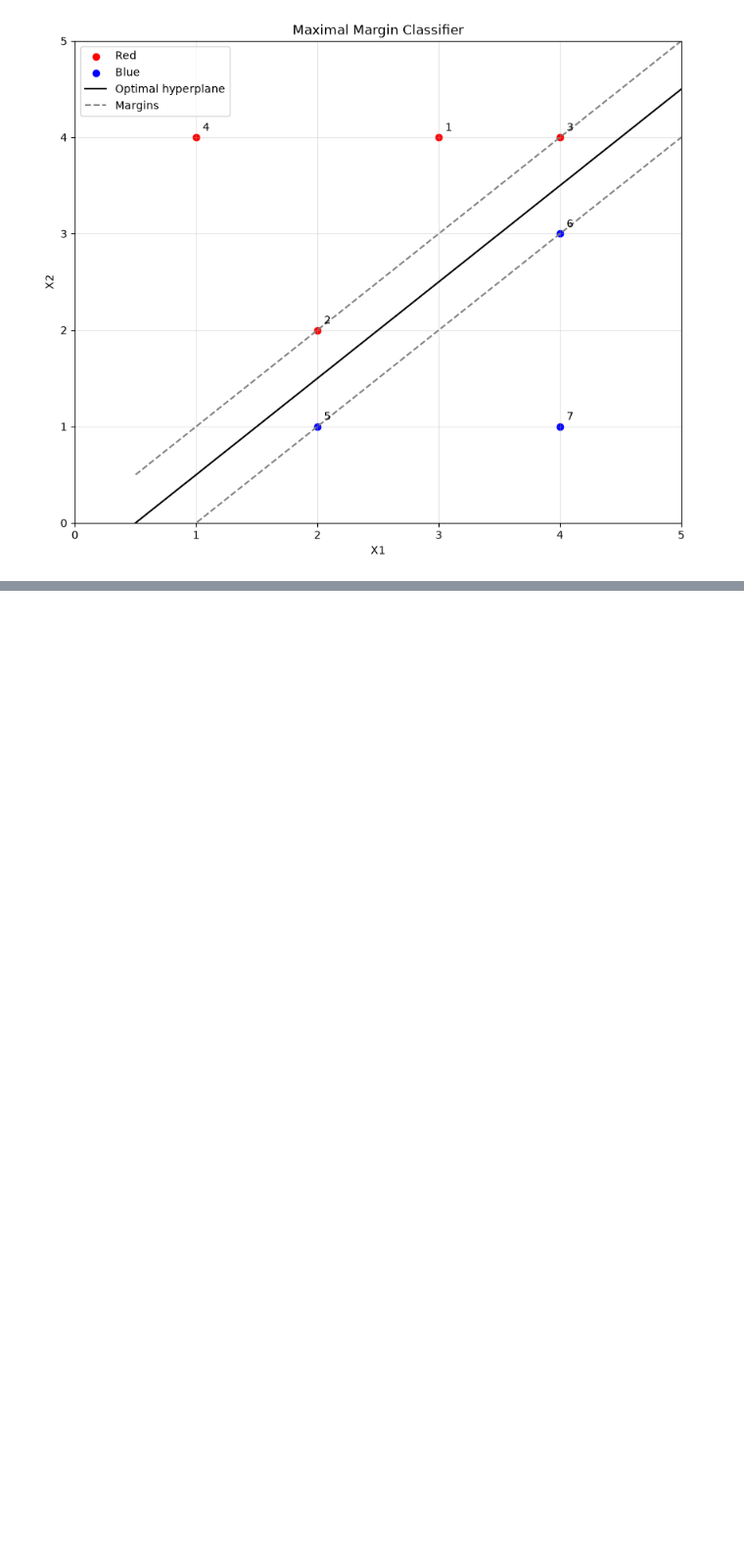
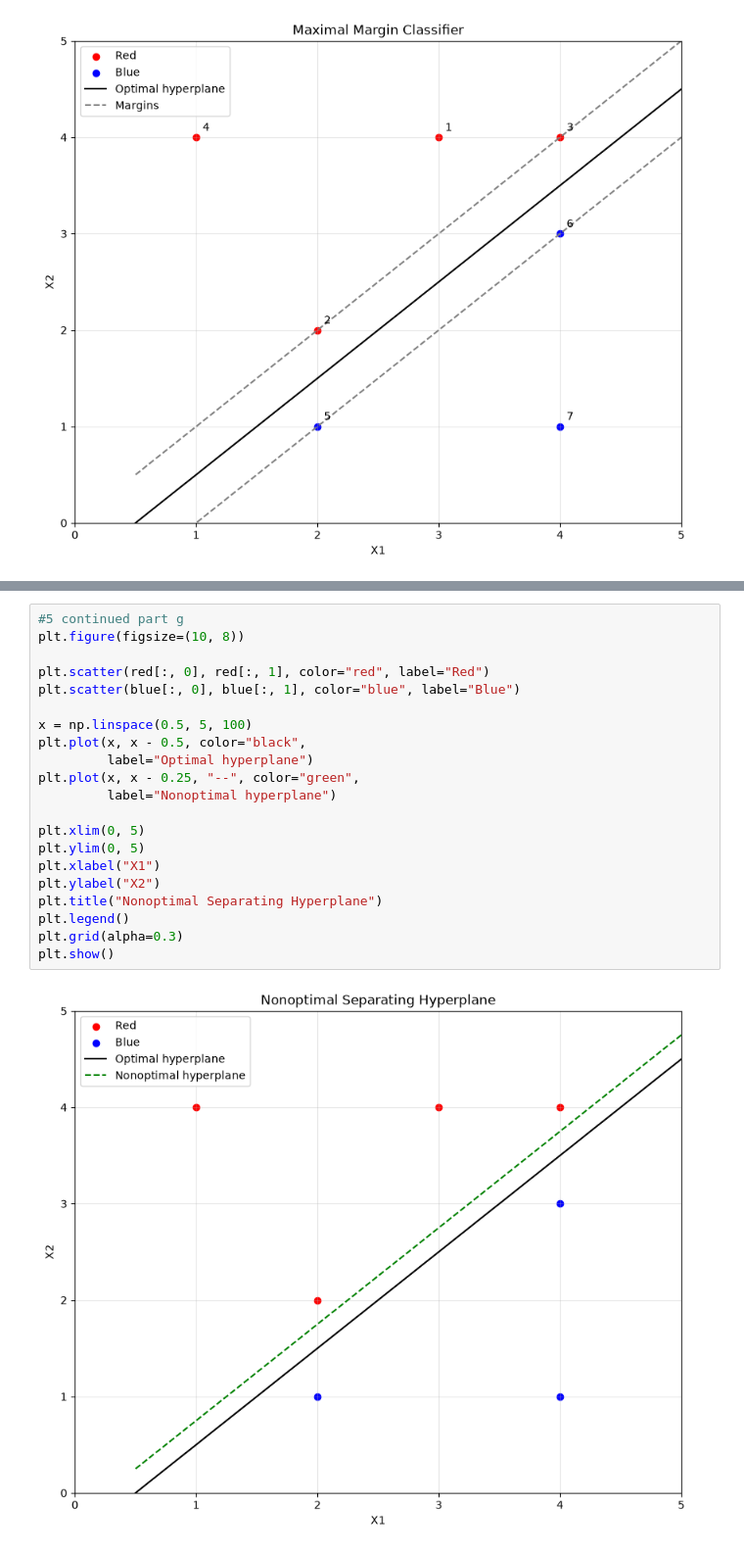
Before and after one commit to lsjang-svg/DSCI552_HW6, a Jupyter notebook: HW6.ipynb, the cells around one changed output, grey strips where cells are left out. Shown at 98% size. Cells and saved outputs as stored; diff of their text form; blank space fills up the shorter version.

```diff
--- a/HW6.ipynb
+++ b/HW6.ipynb
@@ -847,0 +905,23 @@ plt.show()
+# %%
+#5 continued part g
+plt.figure(figsize=(10, 8))
+
+plt.scatter(red[:, 0], red[:, 1], color="red", label="Red")
+plt.scatter(blue[:, 0], blue[:, 1], color="blue", label="Blue")
+
+x = np.linspace(0.5, 5, 100)
+plt.plot(x, x - 0.5, color="black",
+         label="Optimal hyperplane")
+plt.plot(x, x - 0.25, "--", color="green",
+         label="Nonoptimal hyperplane")
+
+plt.xlim(0, 5)
+plt.ylim(0, 5)
+plt.xlabel("X1")
+plt.ylabel("X2")
+plt.title("Nonoptimal Separating Hyperplane")
+plt.legend()
+plt.grid(alpha=0.3)
+plt.show()
+# %% [output]
+[figure, added]
```
Also changed, not shown: parts of 3 cells of this notebook.
